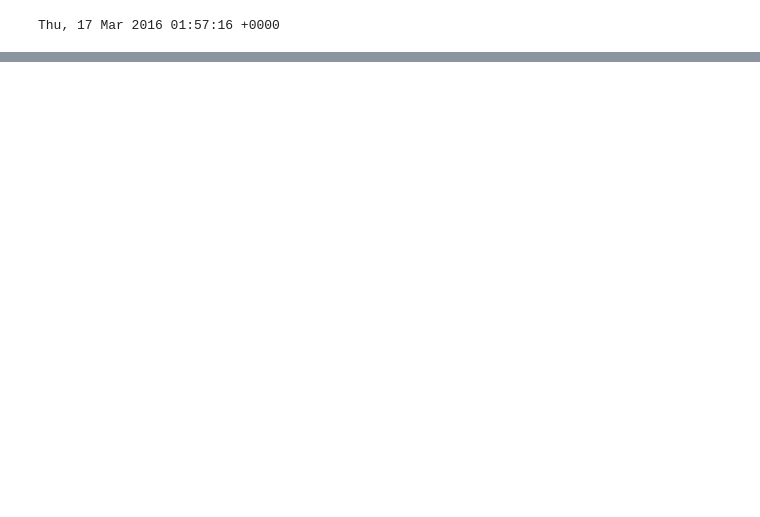
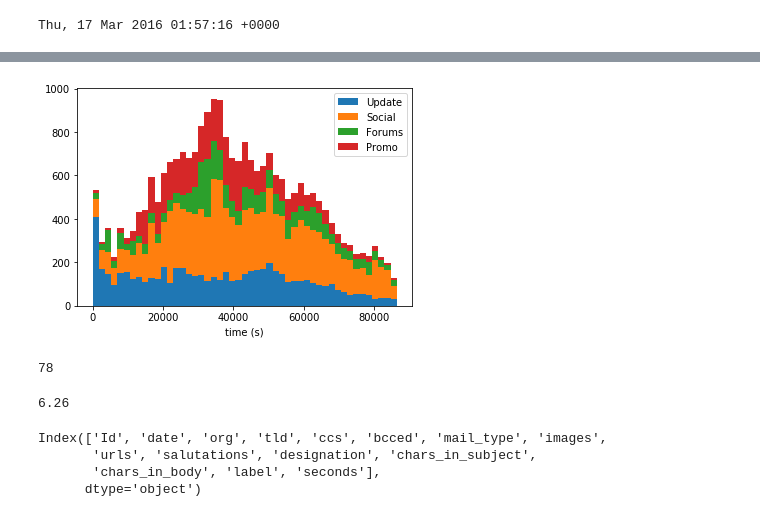
Before and after one commit to karjas/mailsort_project, a Jupyter notebook: scripts/Date extraction.ipynb, the cells around one changed output, grey strips where cells are left out. Drawn from its saved outputs; the diff is of its cells as text; code cells hidden in the pictures; blank space fills up the shorter version.

Commit message:
Imprpve date processing

```diff
--- a/scripts/Date extraction.ipynb
+++ b/scripts/Date extraction.ipynb
@@ -21,3 +22,29 @@ for d in dates_:
     t = datetime.strptime(m.group(0), "%X")
     s = 60*60*t.hour + 60*t.minute + t.second
     times.append(s)
+# %%
+times2 = []
+days2 = []
+days1 = []
+for d in dates_:
+    dd = d.split(" (")
+
+    dd[0] = dd[0].replace("GMT","").rstrip()
+
+
+    try:
+        t = datetime.strptime(dd[0],"%a, %d %b %Y %X %z")
+
+    except:
+        try:
+            t = datetime.strptime(dd[0], "%d %b %Y %X %z")
+        except:
+            try:
+                t = datetime.strptime(dd[0], "%a, %d %b %Y %X")
+            except:
+                t = datetime.now()
+    days1.append(t.weekday())
+    t = t.astimezone(pytz.utc)
+    s = 60*60*t.hour + 60*t.minute + t.second
+    times2.append(s)
+    days2.append(t.weekday())
@@ -36,0 +68,19 @@ plt.savefig("time.png")
+# %%
+up2 =list(compress(times2, lab == 0))
+so2 =list(compress(times2, lab == 1))
+fo2 =list(compress(times2, lab == 2))
+pr2 =list(compress(times2, lab == 3))
+bins = np.linspace(0,max(times),50)
+x,y,_ = plt.hist([pr2,up2,so2,fo2],bins = bins, stacked=True)
+plt.legend(["Update", "Social", "Forums", "Promo"])
+plt.xlabel("time (s)")
+plt.savefig("time.png")
+# %% [output]
+[figure, added]
+# %%
+xm = x[1].argmax(axis=0)
+print(xm)
+y[xm]/3600
+# %% [output]
+78
+6.26
@@ -36,0 +89,7 @@ plt.savefig("time.png")
+# %%
+print(df.columns)
+# %% [output]
+Index(['Id', 'date', 'org', 'tld', 'ccs', 'bcced', 'mail_type', 'images',
+       'urls', 'salutations', 'designation', 'chars_in_subject',
+       'chars_in_body', 'label', 'seconds'],
+      dtype='object')
```
Also changed, not shown: parts of 6 cells of this notebook, 5 other files.
